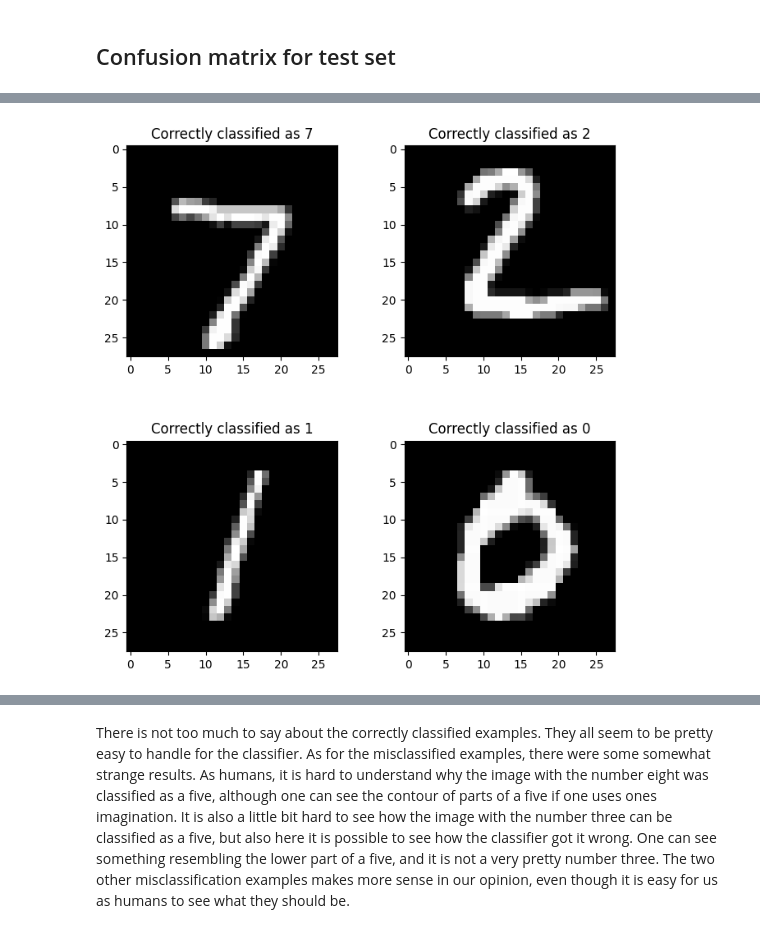
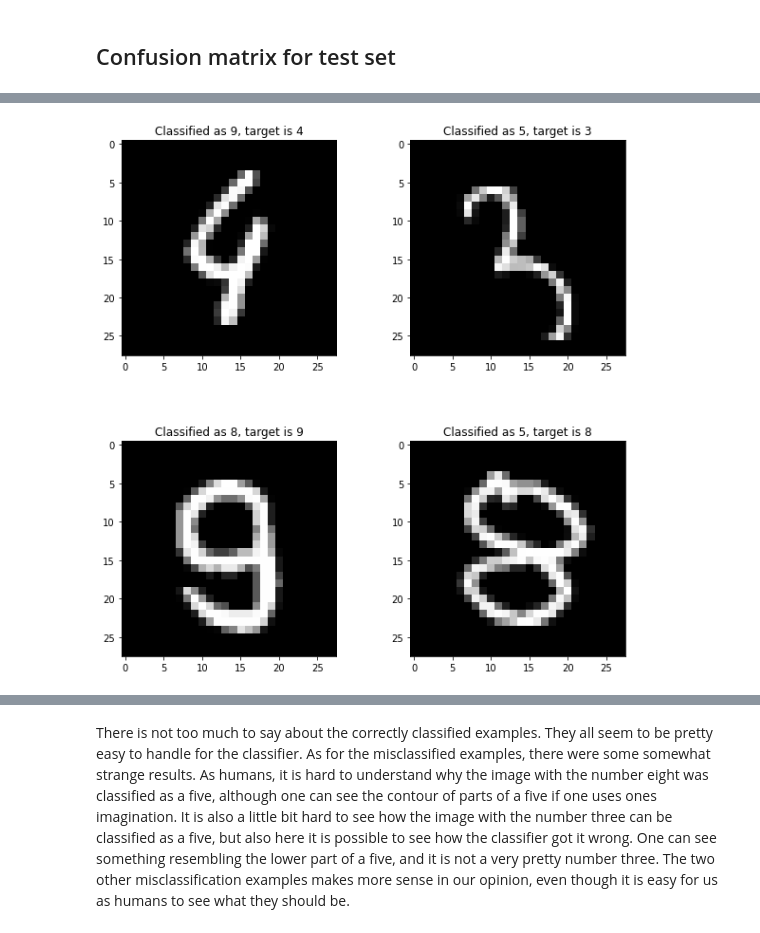
Before and after one commit to simon-cmyk/Classifier, a Jupyter notebook: NN_clf_online_ds.ipynb, the cells around one changed output, grey strips where cells are left out. Saved outputs shown, nothing was run; the diff lists cells and outputs as text; code cells hidden in the pictures.

```diff
--- a/NN_clf_online_ds.ipynb
+++ b/NN_clf_online_ds.ipynb
@@ -95,13 +106,12 @@ Error rate: 0.008
 # %%
-fig, axs = plt.subplots(2, 2)
-fig.set_size_inches(8, 8)
+def PlotExamples(examples):
+    fig, axs = plt.subplots(2, 2, figsize=(10, 10))
 
-for i, (image, predicted, target) in enumerate(misclassified_examples):
-    ax = axs[i//2, i%2]
-    ax.set_title(f"Classified as {predicted}, target is {target}")
-    ax.imshow(np.reshape(image, (28, 28)), cmap='gray')
+    for i, (image, predicted, target) in enumerate(examples):
+        ax = axs[i//2, i%2]
+        ax.set_title(f"Classified as {predicted}, target is {target}")
+        ax.imshow(np.reshape(image, (28, 28)), cmap='gray')
 
-# Adjust the spacing between subplots
-fig.subplots_adjust(hspace=0.4)
+    fig.subplots_adjust(hspace=0.4)
 
-plt.show()
+    plt.show()
@@ -110,15 +118,4 @@ plt.show()
-# %%
-fig, axs = plt.subplots(2, 2)
-fig.set_size_inches(8, 8)
-
-for i, (image, predicted, target) in enumerate(correctly_classified_examples):
-    ax = axs[i//2, i%2]
-    ax.set_title(f"Correctly classified as {predicted}")
-    ax.imshow(np.reshape(image, (28, 28)), cmap='gray')
-
-# Adjust the spacing between subplots
-fig.subplots_adjust(hspace=0.4)
-
-plt.show()
-# %% [output]
-[figure, removed]
+# %%
+PlotExamples(misclassified_examples)
+# %% [output]
+[figure, added]
```
Also changed, not shown: parts of 15 cells of this notebook, 10 other files.
